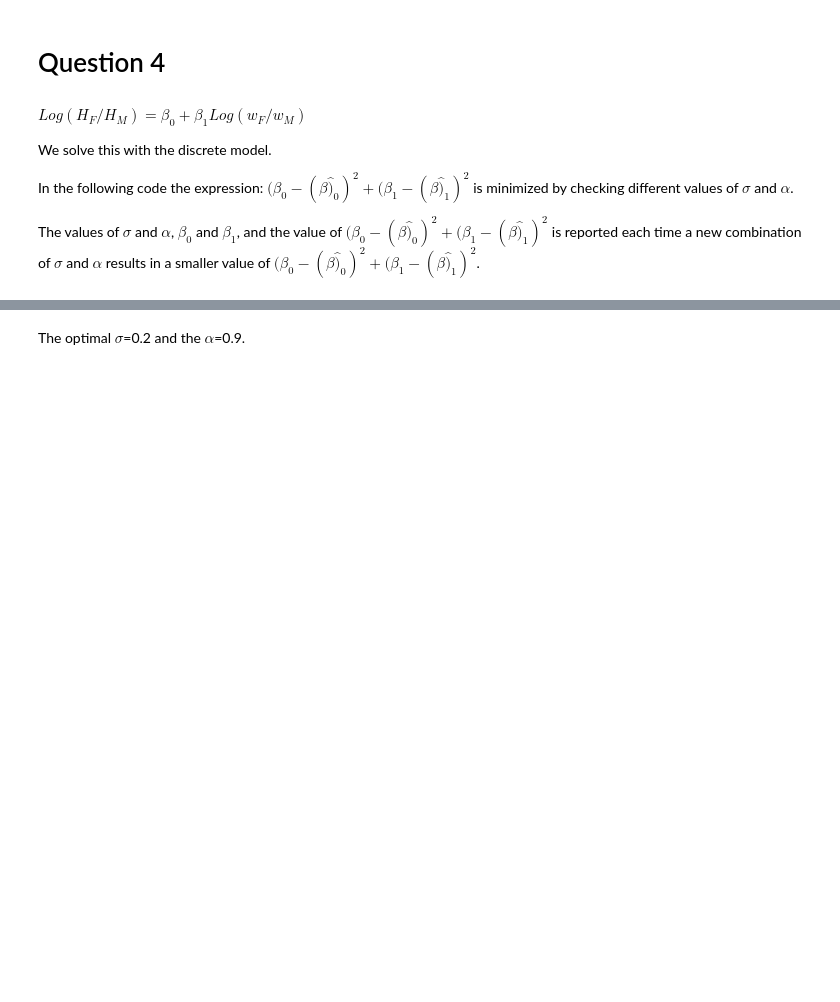
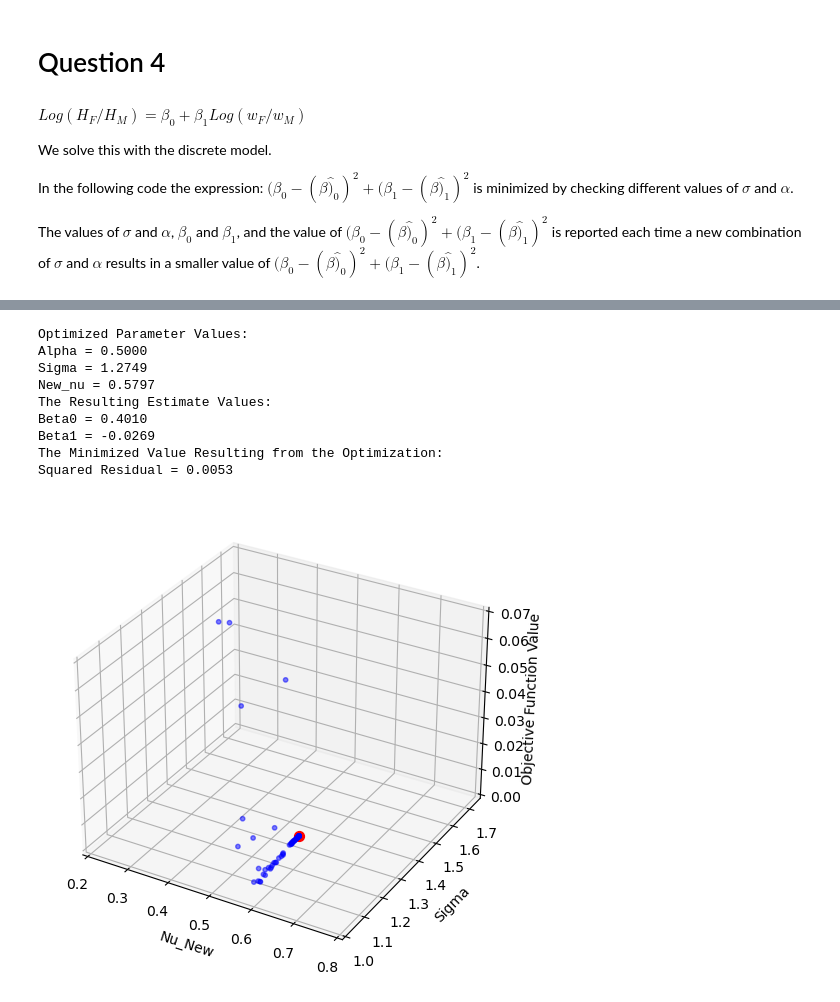
Before and after one commit to NumEconCopenhagen/projects-2023-agnete_louise_mathilde, a Jupyter notebook: inauguralproject/inauguralproject.ipynb, the cells around one changed output, grey strips where cells are left out. Cells and saved outputs as stored; diff of their text form; code cells hidden in the pictures; blank space fills up the shorter version.

```diff
--- a/inauguralproject/inauguralproject.ipynb
+++ b/inauguralproject/inauguralproject.ipynb
@@ -10,14 +5,20 @@ Imports and set magics:
 # %%
 import numpy as np
-import pandas as pd
-from scipy import optimize
 import matplotlib.pyplot as plt
+import scipy.optimize
+import mpl_toolkits.mplot3d
+import ipywidgets
 %matplotlib inline
+from mpl_toolkits.mplot3d import Axes3D # Used implictely when doing 3D plots
 
 # autoreload modules when code is run. Otherwise, python will not see recent changes.
 %load_ext autoreload
 %autoreload 2
 
 # Import your own code
-import inauguralproject
-import Household
+from Household import  HouseholdSpecializationModelClass
+from Qone import Q_1plot
+from Qfive import Qfive
+# We import our class as model
+model = HouseholdSpecializationModelClass()
+model5 = Qfive()
@@ -460,2 +133,13 @@ sigma= 0.2, alpha= 0.9, beta0=0.43110549729198416, beta1=-0.1786423461294457 tem
-# %% [markdown]
-The optimal $\sigma$=0.2 and the $\alpha$=0.9.
+# %%
+model5.estimateQfive(do_print=True,do_plotb=True)
+# %% [output]
+Optimized Parameter Values:
+Alpha = 0.5000
+Sigma = 1.2749
+New_nu = 0.5797
+The Resulting Estimate Values:
+Beta0 = 0.4010
+Beta1 = -0.0269
+The Minimized Value Resulting from the Optimization:
+Squared Residual = 0.0053
+[figure, added]
```
Also changed, not shown: parts of 25 cells of this notebook, 2 other files.
